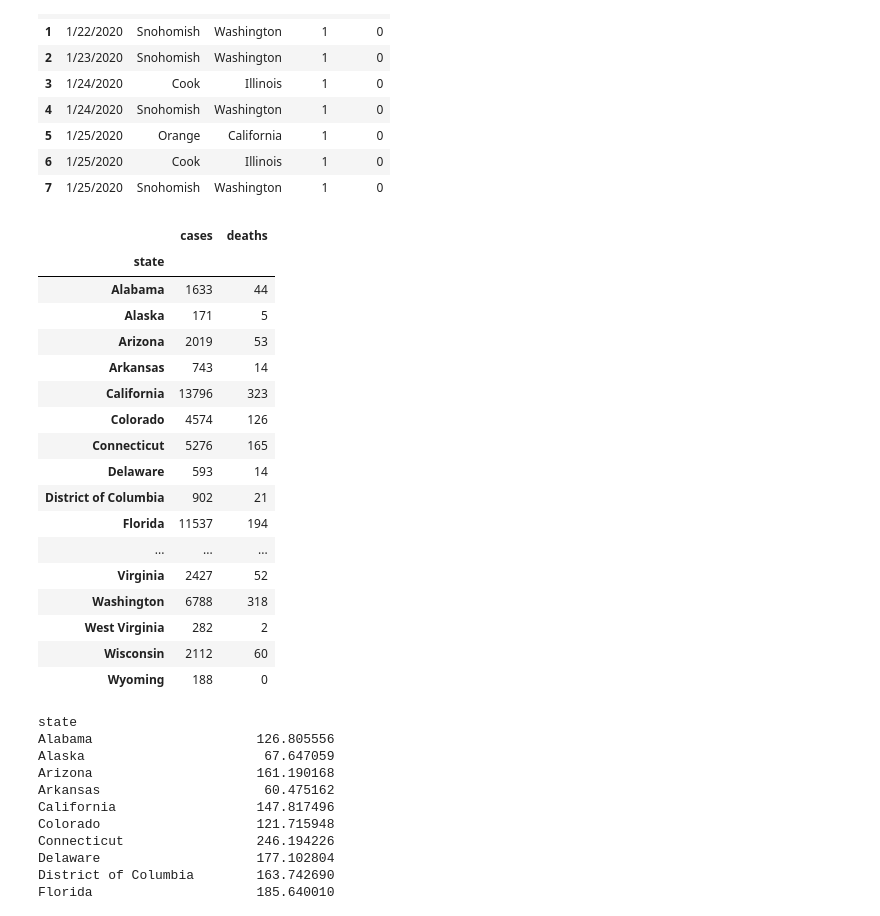
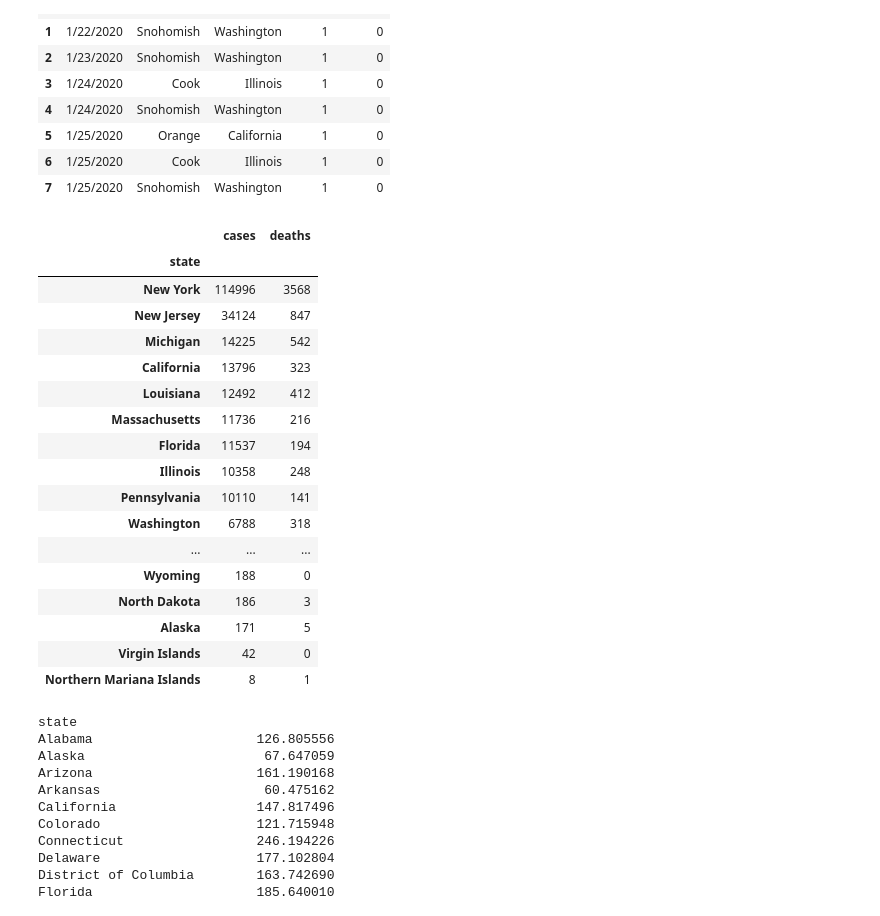
Before and after one commit to irwinmier96/Extra_Side_Projects, a Jupyter notebook: Coronavirus Cases by U.S County 2020/covid_states.ipynb, the cells around one changed output. Cells and saved outputs as stored; diff of their text form; code cells hidden in the pictures.

```diff
--- a/Coronavirus Cases by U.S County 2020/covid_states.ipynb
+++ b/Coronavirus Cases by U.S County 2020/covid_states.ipynb
@@ -27,30 +28,32 @@ data.head(8)
 # %%
 april_8th_cases = pd.DataFrame(data)
 
 april_8th_cases = april_8th_cases[april_8th_cases["date"] == '4/4/2020']
 
 april_8th_cases = april_8th_cases.groupby('state').sum()
 
+april_8th_cases = april_8th_cases.sort_values(by=['cases'], ascending = False)
+
 april_8th_cases
 # %% [output]
 |  | cases | deaths |
 | state |  |  |
-| Alabama | 1633 | 44 |
+| New York | 114996 | 3568 |
+| New Jersey | 34124 | 847 |
+| Michigan | 14225 | 542 |
+| California | 13796 | 323 |
+| Louisiana | 12492 | 412 |
+| Massachusetts | 11736 | 216 |
+| Florida | 11537 | 194 |
+| Illinois | 10358 | 248 |
+| Pennsylvania | 10110 | 141 |
+| Washington | 6788 | 318 |
+| ... | ... | ... |
+| Wyoming | 188 | 0 |
+| North Dakota | 186 | 3 |
 | Alaska | 171 | 5 |
-| Arizona | 2019 | 53 |
-| Arkansas | 743 | 14 |
-| California | 13796 | 323 |
-| Colorado | 4574 | 126 |
-| Connecticut | 5276 | 165 |
-| Delaware | 593 | 14 |
-| District of Columbia | 902 | 21 |
-| Florida | 11537 | 194 |
-| ... | ... | ... |
-| Virginia | 2427 | 52 |
-| Washington | 6788 | 318 |
-| West Virginia | 282 | 2 |
-| Wisconsin | 2112 | 60 |
-| Wyoming | 188 | 0 |
+| Virgin Islands | 42 | 0 |
+| Northern Mariana Islands | 8 | 1 |
 # %%
 march_28th_cases = pd.DataFrame(data)
 
```
Also changed, not shown: parts of 3 cells of this notebook, 1 other file.
